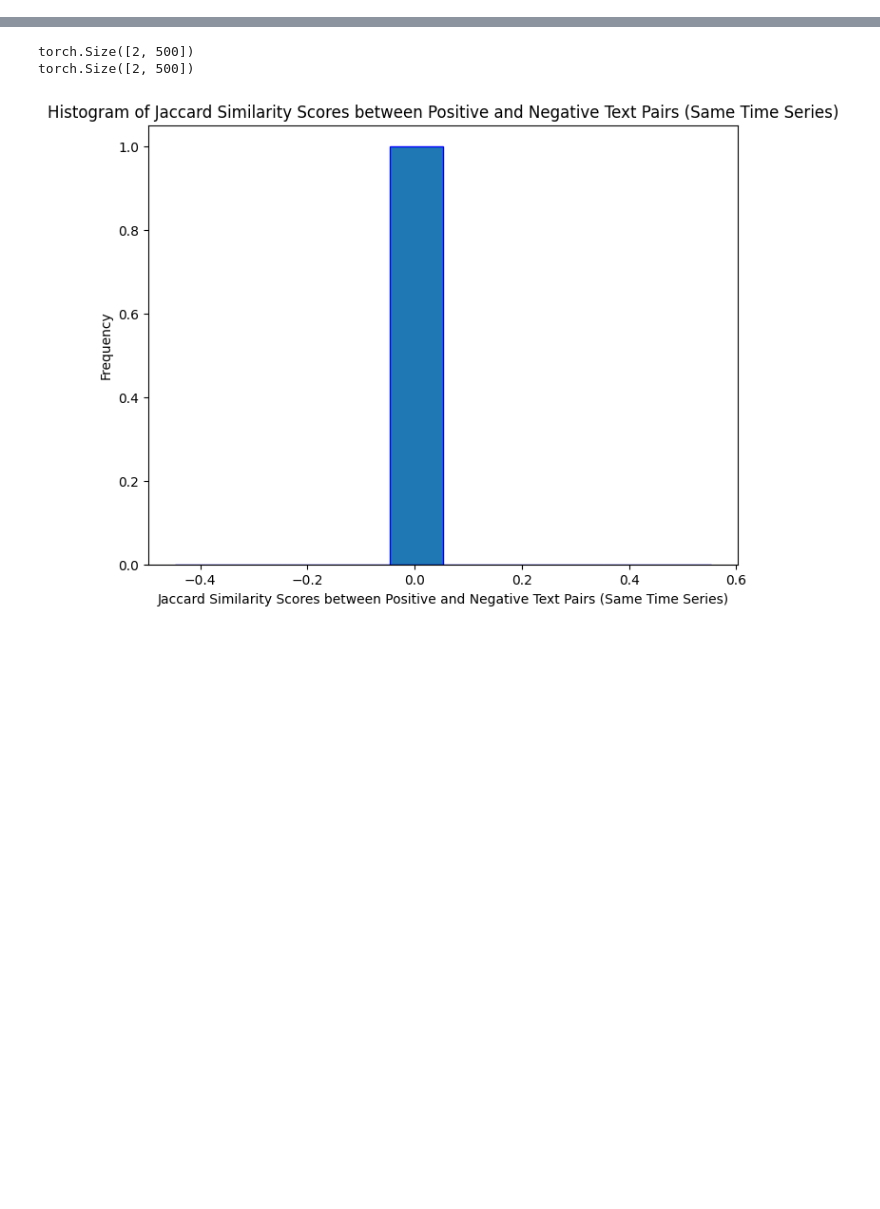
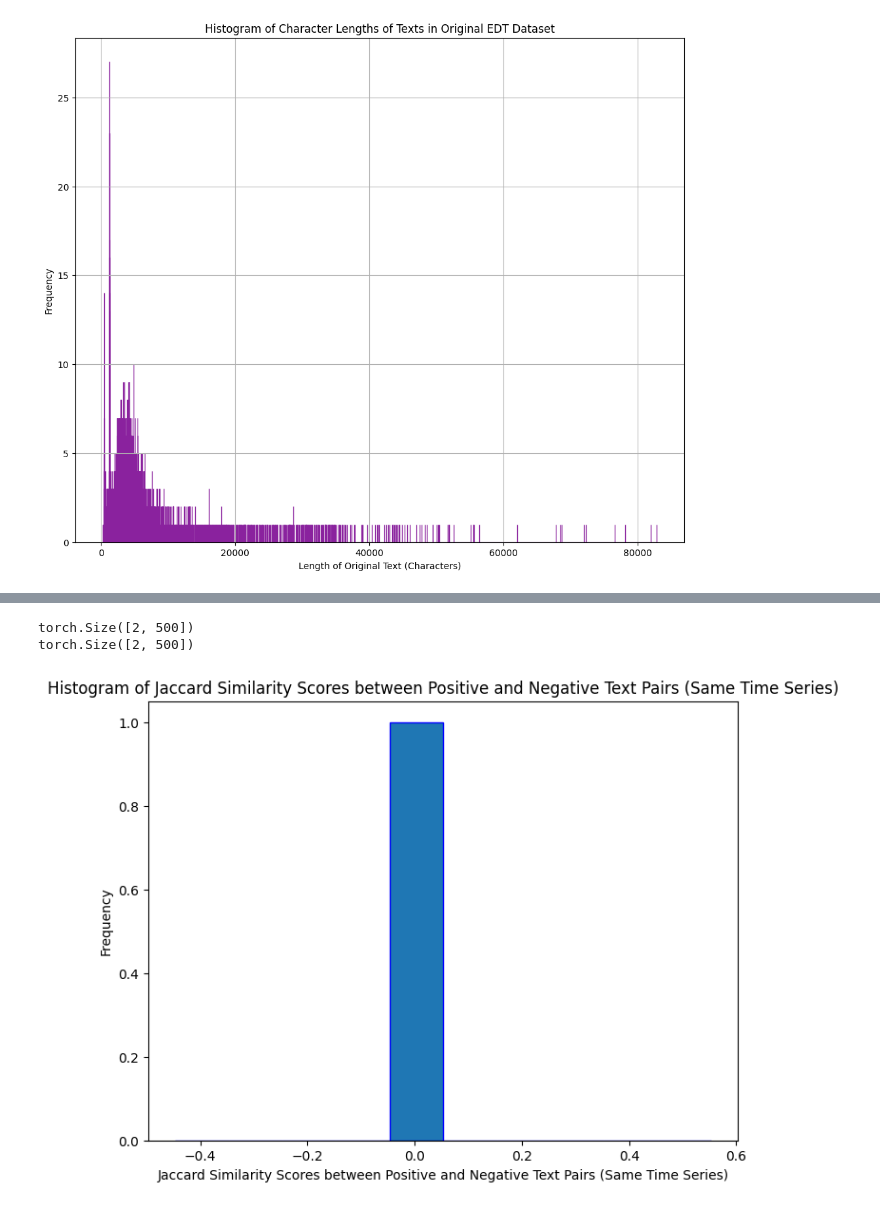
Before and after one commit to ArgyleR/honours-fin-sentiment, a Jupyter notebook: general_analytics.ipynb, the cells around one changed output, grey strips where cells are left out. Saved outputs shown, nothing was run; the diff lists cells and outputs as text; code cells hidden in the pictures; blank space fills up the shorter version.

Commit message:
Auto stash before merge of "filter_split" and "origin/filter_split"

```diff
--- a/general_analytics.ipynb
+++ b/general_analytics.ipynb
@@ -30,7 +30,7 @@ def set_seed(seed, device):
         torch.backends.cudnn.deterministic = True
         torch.backends.cudnn.benchmark = False
 
-def plot_original_ts(ts_df, save_file, mode='ticker', date_pairs=None, font_size=40):
+def plot_original_ts(ts_df, save_file, mode='ticker', date_pairs=None, font_size=20):
     ts_df['Date'] = pd.to_datetime(ts_df['Date'])
 
     if mode == 'ticker':
@@ -40,24 +40,23 @@ def plot_original_ts(ts_df, save_file, mode='ticker', date_pairs=None, font_size
             ticker_df = ts_df[ts_df['ticker'] == ticker]
             if ticker == 'DIS': colour = 'orange'
             elif ticker == "AAPL": colour = None
-            plt.plot(ticker_df['Date'], ticker_df['Close'], label=ticker, color=colour, linewidth=14)
+            plt.plot(ticker_df['Date'], ticker_df['Close'], label=ticker)#, linewidth=14)
 
-        #plt.legend(title='Ticker', loc='upper center', bbox_to_anchor=(0.5, 0), ncol=14,
-        #           bbox_transform=plt.gcf().transFigure)#, fontsize=40)
-        plt.xlabel('Date', fontsize=font_size)
+        plt.legend(title='Ticker', loc='upper center', bbox_to_anchor=(0.5, 0), ncol=2,
+                   bbox_transform=plt.gcf().transFigure, fontsize=font_size)
+        plt.xlabel('Date')#, fontsize=font_size)
         plt.ylabel('Close Price', fontsize=font_size)
-        #plt.title('Close Price Over Time by Ticker')#, fontsize=50)
+        plt.title('Close Price Over Time by Ticker', fontsize=font_size+10)
         plt.grid(True)
 
-        plt.gca().xaxis.set_major_locator(mdates.DayLocator(interval=1)) # Set major ticks to daily intervals
-        plt.gca().xaxis.set_major_formatter(mdates.DateFormatter('%d-%m-%Y'))  # Format date as day-month-year
+        #plt.gca().xaxis.set_major_locator(mdates.DayLocator(interval=30)) # Set major ticks to daily intervals
+        #plt.gca().xaxis.set_major_formatter(mdates.DateFormatter('%d-%m-%Y'))  # Format date as day-month-year
 
         # Rotate x-axis labels for better readability
         plt.gcf().autofmt_xdate()
         plt.xticks(fontsize=font_size)  # Larger font for x-axis ticks
         plt.yticks(fontsize=font_size)  # Larger font for y-axis ticks
         if date_pairs:
-            print(date_pairs)
             ymin, ymax = plt.gca().get_ylim()  # Get the current y-axis limits
             for start_date, end_date in date_pairs:
                 # Highlight the range between start_date and end_date, and span the full y-axis range
@@ -204,35 +203,43 @@ dataset_param_grid = {
         "ts_overlap": ['start'],
         "text_window": [1],#, 2, 3, 4], #4
         'text_selection_method': [('TFIDF', 5)],
-        "data_source": [#{
-        #    "name": "EDT",
-        #    "text_path": "./data/EDT/evaluate_news.json",
-        #    "ts_path": "./data/EDT/evaluate_news.json",
-        #    "ts_date_col": 'Date',
-        #    'text_date_col': 'date',
-        #    'text_col': 'text',
-        #    'train_dates': '01/01/2020 - 03/09/2020',
-        #    'test_dates': '04/09/2020 - 31/12/2020',
-        #    'plot_colour': 'darkorchid'
-        #}#,
-        {
-            "name": "stock_emotion",
-            "text_path": "./data/stock_emotions/tweet/processed_stockemo.csv",
+        "data_source": [{
+            "name": "EDT",
+            "name_visual": "EDT",
+            "text_path": "./data/EDT/evaluate_news.json",
             "ts_path": "./data/stock_emotions/price/",
             "ts_date_col": 'Date',
             'text_date_col': 'date',
             'text_col': 'text',
-            'plot_colour': 'deepskyblue',
+            'plot_colour': '#8a229e',
+            'plot_colours': ['#8a229e', '#c71585', '#612aaf', '#b2198d', '#9e1d96'],
+            'subset_list': ['JNJ', 'BAC', 'MSFT'],
             'train_dates': '01/01/2020 - 03/09/2020',
             'test_dates': '04/09/2020 - 31/12/2020'
         }#,{
+        #    "name": "stock_emotion",
+        #    "name_visual": "Stock Emotion",
+        #    "text_path": "./data/stock_emotions/tweet/processed_stockemo.csv",
+        #    "ts_path": "./data/stock_emotions/price/",
+        #    "ts_date_col": 'Date',
+        #    'text_date_col': 'date',
+        #    'text_col': 'text',
+        #    'plot_colour': '#ff7f00',
+        #    'plot_colours': ['#ff7f00',  '#ffcc00',  '#ff4c00', '#ff6600', '#ff9900'],
+        #    'subset_list': ['AAPL', 'BA', 'TSLA'],
+        #    'train_dates': '01/01/2020 - 03/09/2020',
+        #    'test_dates': '04/09/2020 - 31/12/2020'
+        #},  {
         #    "name": "stock_net",
+        #    "name_visual": "Stock Net",
         #    "text_path": "./data/stocknet/tweet/organised_tweet.csv",
         #    "ts_path": "./data/stocknet/price/raw/",
         #    "ts_date_col": 'Date',
         #    'text_date_col': 'created_at',
         #    'text_col': 'text',
-        #    'plot_colour': 'mediumseagreen',
+        #    'plot_colour': '#6ec681',
+        #    'plot_colours': ['#6ec681', '#0d98ba', '#b0e65b', '#2da7a7', '#4eb794'],
+        #    'subset_list': ['AAPL', 'FB', 'GOOG'],
         #    'train_dates': '01/01/2014 - 01/08/2015',
         #    'test_dates': '01/08/2015 - 01/01/2016'
         #}
@@ -272,7 +279,11 @@ for dataset_params in tqdm(dataset_combinations, desc='Dataset Params', position
             loaders=False,
             subset_data=True)
 
-        break
+        if data_source['name'] == 'EDT':
+            with open('./data/tickers_selected/edt.txt', 'r') as file:
+                edt_keep_tickers = [line.strip() for line in file]
+            text_df = text_df[text_df['ticker'].isin(edt_keep_tickers)].reset_index(drop=True)
+            ts_df = ts_df[ts_df['ticker'].isin(edt_keep_tickers)].reset_index(drop=True)
 
         #ts_df = add_industry_labels(df=ts_df, dataset_name=data_source['name'])
         #text_df = add_industry_labels(df=text_df, dataset_name=data_source['name'])
@@ -281,34 +292,35 @@ for dataset_params in tqdm(dataset_combinations, desc='Dataset Params', position
         #for each dataset permutation get:
         #base dataset:
             #1. lenghts of individual texts characters/tokens
-        #tokenizer = AutoTokenizer.from_pretrained('bert-base-uncased')
-        #lengths_of_original_texts = text_df[data_source['text_col']].apply(len)
-        #lengths_of_tokenized_texts = text_df[data_source['text_col']].apply(lambda text: len(tokenizer.tokenize(text)))
-        #plot_list_as_hist(lengths_of_original_texts, xlabel="Length of Original Text (Characters)", title=f"Histogram of Character Lengths of Texts in Original {data_source['name']} Dataset",
-        #                  colour=plot_colour)
-        #plot_list_as_hist(lengths_of_tokenized_texts, xlabel="Length of Original Text (Tokens)", title=f"Histogram of Number of Tokens in Original {data_source['name']} Dataset",
-        #                  colour=plot_colour)
+        tokenizer = AutoTokenizer.from_pretrained('bert-base-uncased')
+        lengths_of_original_texts = text_df[data_source['text_col']].apply(len)
+        lengths_of_tokenized_texts = text_df[data_source['text_col']].apply(lambda text: len(tokenizer.tokenize(text)))
+
+        plot_list_as_hist(lengths_of_original_texts, xlabel="Length of Original Text (Characters)", title=f"Histogram of Character Lengths of Texts in Original {data_source['name_visual']} Dataset",
+                          colour=plot_colour)
+        plot_list_as_hist(lengths_of_tokenized_texts, xlabel="Length of Original Text (Tokens)", title=f"Histogram of Number of Tokens in Original {data_source['name_visual']} Dataset",
+                          colour=plot_colour)
         #    #2. words associated with a ticker
         #    #3. time series differences in distribution / rises and falls
-        #plot_text_examples_per_ticker(text_df, title=f"Number of Texts Per Ticker {data_source['name']}", colour=plot_colour)
-#
-        #ts_df = ts_df[ts_df['ticker'].isin(["DIS"])]#, "AAPL"])]
+        plot_text_examples_per_ticker(text_df, title=f"Number of Texts Per Ticker {data_source['name_visual']}", colour=plot_colour)
+#       dataset_params['data_source']['subset_list']
+        #ts_df = ts_df[ts_df['ticker'].isin(['DIS', 'AAPL'])]
 
         #late dates
-        start_date = '2020-08-03'
-        end_date = '2020-08-10'
+        late_start_date = '2020-08-03'
+        late_end_date = '2020-08-10'
 
         #early dates
-        start_date = '2020-03-10'
-        end_date = '2020-03-17'
+        early_start_date = '2020-03-10'
+        early_end_date = '2020-03-17'
         date_pairs = None
-        #date_pairs = [(start_date, end_date)]
+        date_pairs = [(early_start_date, early_end_date), (late_start_date, late_end_date)]
 
         # Filter the DataFrame to include only rows where 'Date' is between the start and end date
         #ts_df = ts_df.loc[(ts_df['Date'] >= start_date) & (ts_df['Date'] <= end_date)]
         #print(ts_df)
         ##TODO colour by industry label!!
-        #plot_original_ts(ts_df=ts_df, save_file=SAVE_PATH + data_source['name'] + "_original_ts_graph_ticker_dis_and_appl", mode='ticker', date_pairs=date_pairs)
+        #plot_original_ts(ts_df=ts_df, save_file=SAVE_PATH + data_source['name'] + "_original_ts_graph_ticker_filtered_to_actual", mode='ticker', date_pairs=date_pairs)
         #plot_original_ts(ts_df=ts_df, save_file=SAVE_PATH + data_source['name'] + "_original_ts_graph_industry", mode='industry')
         #plot_original_ts(ts_df=ts_df, save_file=SAVE_PATH + data_source['name'] + "_original_ts_graph_industry_subplot", mode='industry_subplot')
 
@@ -355,0 +369 @@ text_df
+[figure, added]
```
Also changed, not shown: parts of 7 cells of this notebook, 5 other files.
